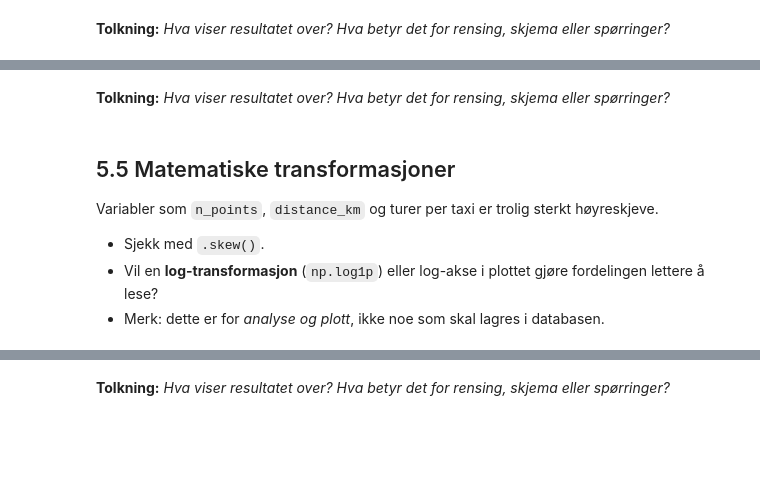
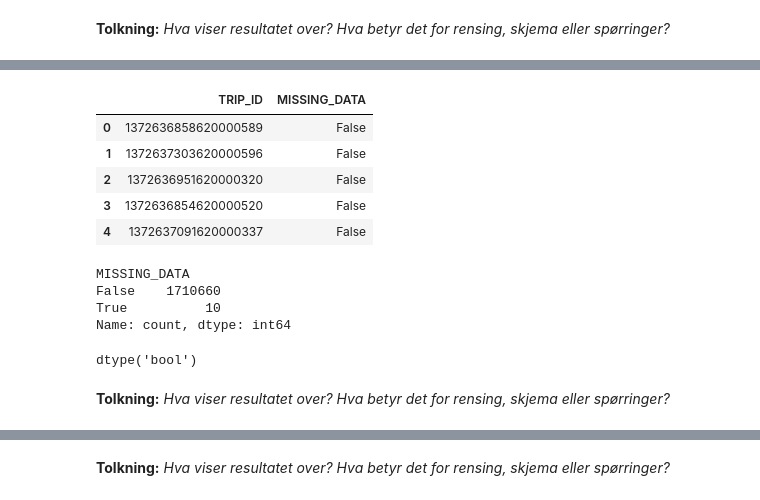
Before and after one commit to tahir1611/sdd-assingment2, a Jupyter notebook: eda_steg5-8_mal.ipynb, the cells around one changed output, grey strips where cells are left out. Cells and saved outputs as stored; diff of their text form; code cells hidden in the pictures; blank space fills up the shorter version.

```diff
--- a/eda_steg5-8_mal.ipynb
+++ b/eda_steg5-8_mal.ipynb
@@ -113,0 +223,22 @@ Les: https://pandas.pydata.org/docs/user_guide/groupby.html
+# %%
+df2 = pd.read_csv('data/porto.csv', usecols=["TRIP_ID", "MISSING_DATA"])
+df2.head()
+# %% [output]
+|  | TRIP_ID | MISSING_DATA |
+| 0 | 1372636858620000589 | False |
+| 1 | 1372637303620000596 | False |
+| 2 | 1372636951620000320 | False |
+| 3 | 1372636854620000520 | False |
+| 4 | 1372637091620000337 | False |
+# %%
+# TODO: forekomst av MISSING_DATA
+missing_data = df2.MISSING_DATA.value_counts()
+print(missing_data)
+#missing_data er bool
+df2.MISSING_DATA.dtype
+# %% [output]
+MISSING_DATA
+False    1710660
+True          10
+Name: count, dtype: int64
+dtype('bool')
@@ -114,9 +247,2 @@ Les: https://pandas.pydata.org/docs/user_guide/groupby.html
 # %% [markdown]
 **Tolkning:** _Hva viser resultatet over? Hva betyr det for rensing, skjema eller spørringer?_
-# %% [markdown]
-## 5.5 Matematiske transformasjoner
-
-Variabler som `n_points`, `distance_km` og turer per taxi er trolig sterkt høyreskjeve.
-- Sjekk med `.skew()`.
-- Vil en **log-transformasjon** (`np.log1p`) eller log-akse i plottet gjøre fordelingen lettere å lese?
-- Merk: dette er for *analyse og plott*, ikke noe som skal lagres i databasen.
```
Also changed, not shown: parts of 76 cells of this notebook.
